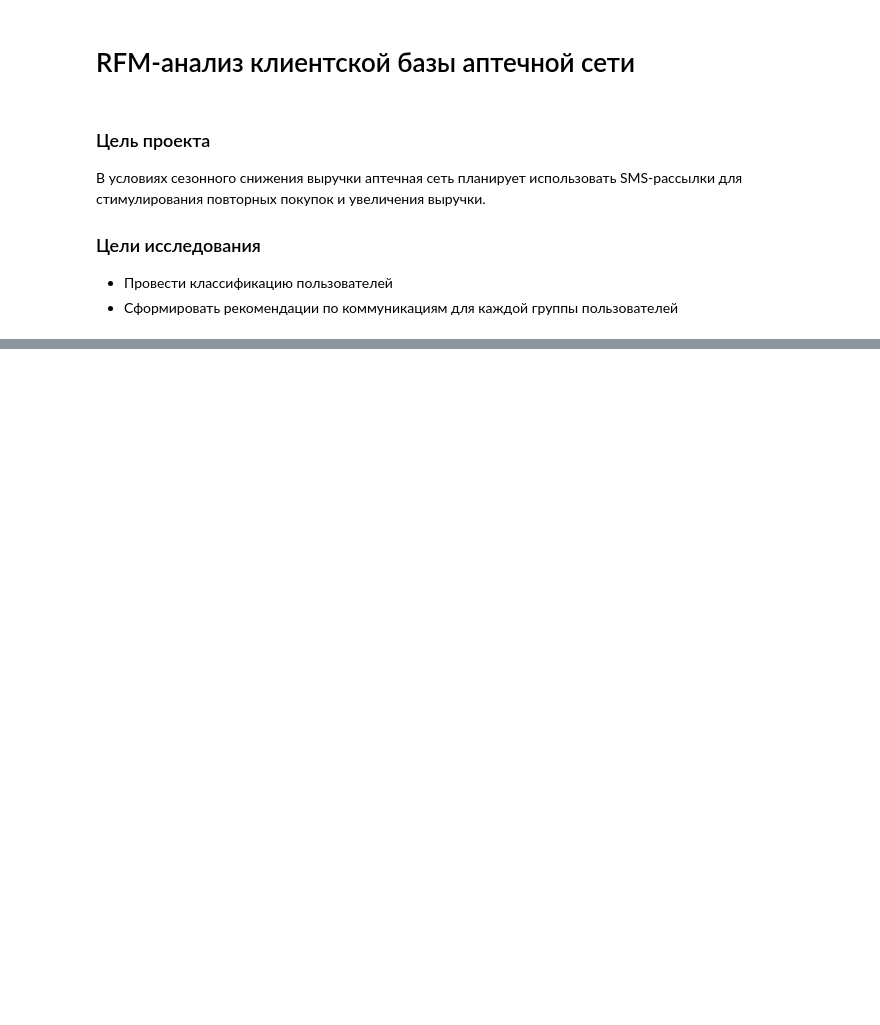
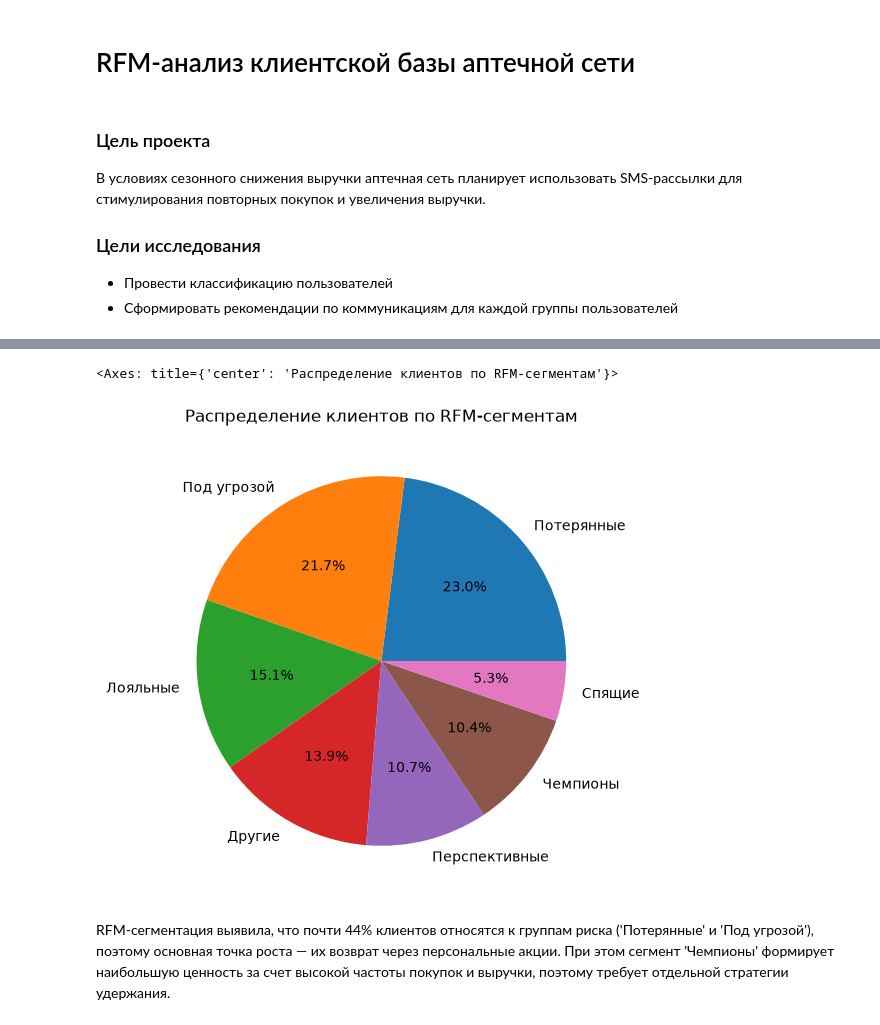
Before and after one commit to artkriukov/portfolio, a Jupyter notebook: projects/rfm-analysis-pharmacy/rfm-pharmacy-analysis.ipynb, the cells around one changed output, grey strips where cells are left out. Saved outputs shown, nothing was run; the diff lists cells and outputs as text; code cells hidden in the pictures; blank space fills up the shorter version.

```diff
--- a/projects/rfm-analysis-pharmacy/rfm-pharmacy-analysis.ipynb
+++ b/projects/rfm-analysis-pharmacy/rfm-pharmacy-analysis.ipynb
@@ -44,6 +46,8 @@ DATABASE_URL = (
 )
 
 engine = create_engine(DATABASE_URL)
+# %%
+plt.rcParams['figure.figsize'] = (12, 6)
 # %%
 def run_sql(filename):
     query = Path(f"sql/{filename}.sql").read_text(encoding="utf-8")
@@ -63,0 +69,14 @@ rfm
+# %%
+rfm.plot(
+    kind='pie',
+    y='customer_share_pct',
+    labels=rfm['segment'],
+    autopct='%1.1f%%',
+    title='Распределение клиентов по RFM-сегментам',
+    legend=False
+)
+# %% [output]
+<Axes: title={'center': 'Распределение клиентов по RFM-сегментам'}>
+[figure, added]
+# %% [markdown]
+RFM-сегментация выявила, что почти 44% клиентов относятся к группам риска ('Потерянные' и 'Под угрозой'), поэтому основная точка роста — их возврат через персональные акции. При этом сегмент 'Чемпионы' формирует наибольшую ценность за счет высокой частоты покупок и выручки, поэтому требует отдельной стратегии удержания.
```
Also changed, not shown: parts of 5 cells of this notebook, 1 other file.
